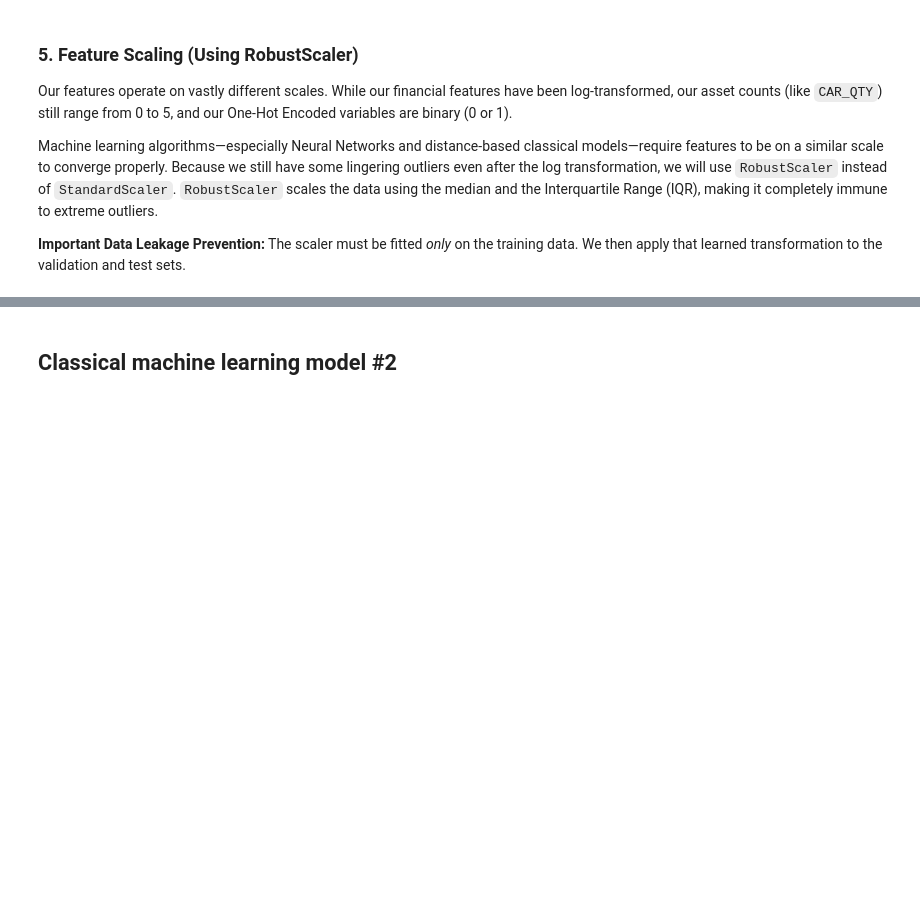
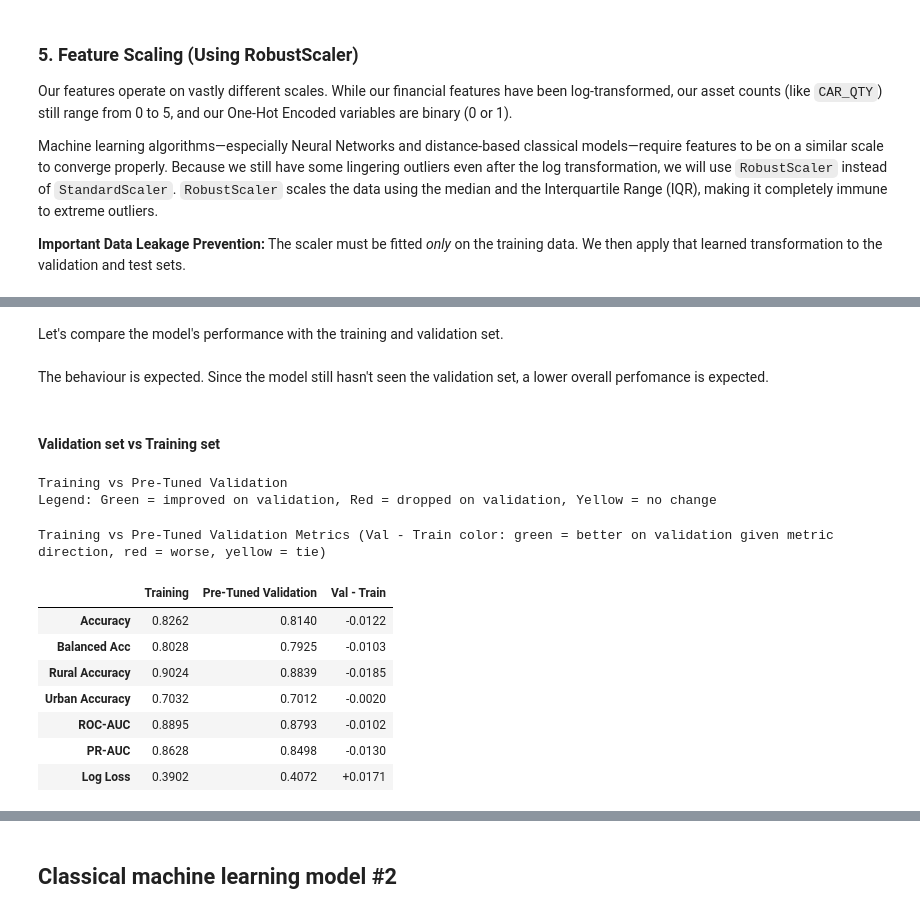
Before and after one commit to NebulaRojo9/STINTSY-MCO, a Jupyter notebook: Group2_nb.ipynb, the cells around one changed output, grey strips where cells are left out. Saved outputs shown, nothing was run; the diff lists cells and outputs as text; code cells hidden in the pictures; blank space fills up the shorter version.

```diff
--- a/Group2_nb.ipynb
+++ b/Group2_nb.ipynb
@@ -826,0 +981,60 @@ X_test_scaled = pd.DataFrame(X_test_scaled, columns=X.columns)
+# %% [markdown]
+Let's compare the model's performance with the training and validation set.
+# %%
+# Training vs Pre-Tuned Validation comparison with color highlights
+metric_order = [
+    "Accuracy", "Balanced Acc", "Rural Accuracy", "Urban Accuracy",
+    "ROC-AUC", "PR-AUC", "Log Loss",
+]
+
+# Higher is better for all except Log Loss.
+direction_map = {
+    "Accuracy": "higher", "Balanced Acc": "higher", "Rural Accuracy": "higher",
+    "Urban Accuracy": "higher", "ROC-AUC": "higher", "PR-AUC": "higher",
+    "Log Loss": "lower",
+}
+
+comparison_df = pd.concat(
+    [
+        build_metric_series(y_train, y_train_pred, y_train_proba, cm_train, metric_order).rename("Training"),
+        build_metric_series(y_val, y_val_pred, y_val_proba, cm_base, metric_order).rename("Pre-Tuned Validation"),
+    ],
+    axis=1,
+)
+comparison_df["Val - Train"] = comparison_df["Pre-Tuned Validation"] - comparison_df["Training"]
+
+styled_comparison = (
+    comparison_df.style
+    .format(
+        {
+            "Training": "{:.4f}",
+            "Pre-Tuned Validation": "{:.4f}",
+            "Val - Train": "{:+.4f}",
+        }
+    )
+    .apply(lambda row: highlight_val_train_row(row, direction_map, delta_col="Val - Train"), axis=1)
+    .set_caption(
+        "Training vs Pre-Tuned Validation Metrics "
+        "(Val - Train color: green = better on validation given metric direction, red = worse, yellow = tie)"
+    )
+)
+# %% [markdown]
+The behaviour is expected. Since the model still hasn't seen the validation set, a lower overall perfomance is expected.
+# %% [markdown]
+#### Validation set vs Training set
+# %%
+print("Training vs Pre-Tuned Validation")
+print("Legend: Green = improved on validation, Red = dropped on validation, Yellow = no change")
+display(styled_comparison)
+# %% [output]
+Training vs Pre-Tuned Validation
+Legend: Green = improved on validation, Red = dropped on validation, Yellow = no change
+Training vs Pre-Tuned Validation Metrics (Val - Train color: green = better on validation given metric direction, red = worse, yellow = tie)
+|  | Training | Pre-Tuned Validation | Val - Train |
+| Accuracy | 0.8262 | 0.8140 | -0.0122 |
+| Balanced Acc | 0.8028 | 0.7925 | -0.0103 |
+| Rural Accuracy | 0.9024 | 0.8839 | -0.0185 |
+| Urban Accuracy | 0.7032 | 0.7012 | -0.0020 |
+| ROC-AUC | 0.8895 | 0.8793 | -0.0102 |
+| PR-AUC | 0.8628 | 0.8498 | -0.0130 |
+| Log Loss | 0.3902 | 0.4072 | +0.0171 |
```
Also changed, not shown: parts of 32 cells of this notebook, 1 other file.
